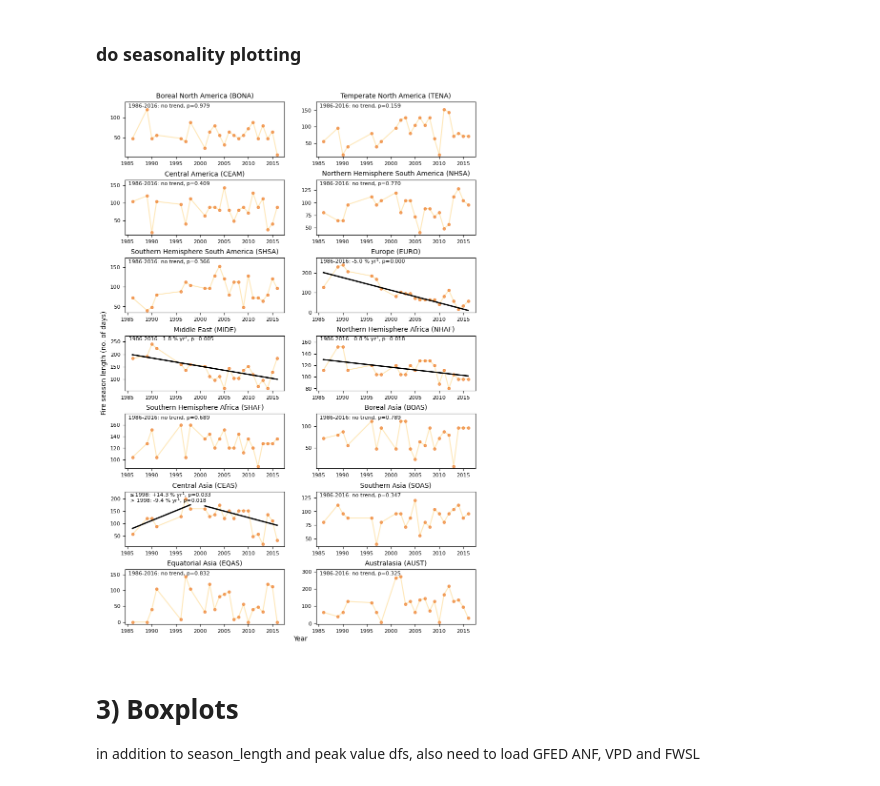
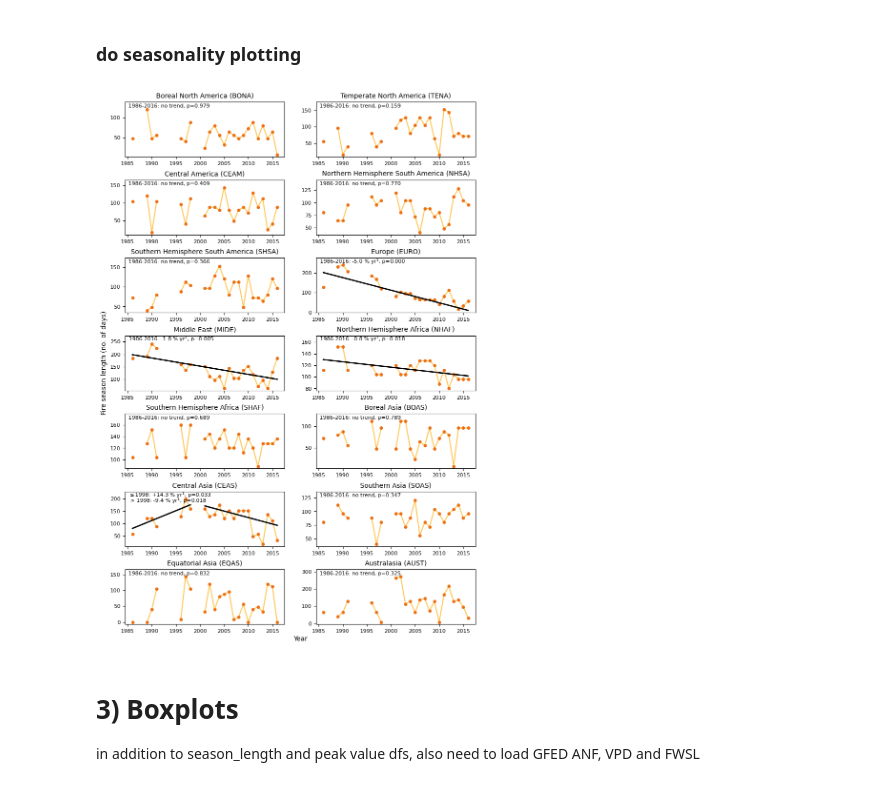
Before and after one commit to mdj4/avhrr-fire, a Jupyter notebook: src/05_data_analysis/04_seasonality_and_boxplots.ipynb, the cells around one changed output. Drawn from its saved outputs; the diff is of its cells as text; code cells hidden in the pictures.

```diff
--- a/src/05_data_analysis/04_seasonality_and_boxplots.ipynb
+++ b/src/05_data_analysis/04_seasonality_and_boxplots.ipynb
@@ -562,8 +587,34 @@ for i, (key, values) in enumerate(region_dict.items()):
                      round(tau_n,6), round(p_n,6), round(intercept_n,6),
                      round(slope_n,6), round(lower_n,6), round(upper_n,6)]
 
-    ax1.plot(x, y, marker='', ms=4, linestyle='-', color=av_color_list[0], alpha=0.4, zorder=1)
-    ax1.plot(x, y, marker='o', ms=4, linestyle='none', color=av_color_list[1], alpha=0.6, zorder=2) #3690c0
+    #ax1.plot(x, y, marker='', ms=4, linestyle='-', color=av_color_list[0], alpha=0.4, zorder=1)
+    #ax1.plot(x, y, marker='o', ms=4, linestyle='none', color=av_color_list[1], alpha=0.6, zorder=2) #3690c0
+
+    #AVHRR (oranges)
+    #ax1.plot(x2, y2, marker='', ms=4, linestyle='-', color=av_color_list[0], label=key, alpha=1, zorder=1)
+    ax1.plot(x, y, marker='o', ms=4, linestyle='none', color=av_color_list[1], alpha=1, zorder=2) #3690c0
+    # only add lines to continuous points.
+    #Trying to do this programmatically is difficult (even without d_av.dropna) in this case because in the avhrr
+    #timeseries index=0 is a non-nan value, but index=1 is a Nan. This apparently can make mpl fail silently.
+    #solution is a crude brute force approach because we know where the NaNs should be each time!
+    # 1989,90,91
+    x_ix = (x > 1988) & (x < 1992)
+    x2 = x[x_ix]
+    y2 = y[x_ix]
+    ax1.plot(x2, y2, marker='', ms=4,
+             linestyle='-', color=av_color_list[0], label=key, alpha=1, zorder=1)
+    # 1996,97,98
+    x_ix = (x > 1995) & (x < 1999)
+    x2 = x[x_ix]
+    y2 = y[x_ix]
+    ax1.plot(x2, y2, marker='', ms=4,
+             linestyle='-', color=av_color_list[0], label=key, alpha=1, zorder=1)
+    #lines after 2000
+    x_ix = x > 2000
+    x2 = x[x_ix]
+    y2 = y[x_ix]
+    ax1.plot(x2, y2, marker='', ms=4,
+             linestyle='-', color=av_color_list[0], label=key, alpha=1, zorder=1)
 
 
     # AVHRR ============
@@ -599,34 +650,34 @@ for i, (key, values) in enumerate(region_dict.items()):
             ax1.plot(x, x * slope + intercept, color='k', linewidth=2, linestyle='-', zorder=3)
             label=r'1986-2016: {:+.1f} % yr$^1$, p={:.3f}'.format(slope_n * 100, p_n)
             plt.text(0.02, 0.9, label, color='k', fontsize=8, transform = ax1.transAxes)
         else:
             # ax1.plot(x, x * slope + intercept, color_list[0], linewidth=1, linestyle='-')
             label=r'1986-2016: no trend, p={:.3f}'.format(p_n)
             plt.text(0.02, 0.9, label, color='k', fontsize=8, transform = ax1.transAxes)
 
     ax1.set_title(d.gfed_full_name.values[0], fontsize=10)
 
     # expand upper y limits for text
     ax1.set_ylim(ax1.get_ylim()[0], ax1.get_ylim()[1] * 1.1)
     ax1.yaxis.set_major_formatter(mpl.ticker.FormatStrFormatter('%.0f'))
     ax1.tick_params(axis='both', which='major', labelsize=8)
     ax1.tick_params(axis='both', which='minor', labelsize=8)
 
 # broad axis labels on dummy ax
 fig.add_subplot(111, frameon=False)
 ax1 = plt.gca()
 ax1.set_xlabel("Year", color='k', fontsize=10, labelpad=-0)
 ax1.set_ylabel("Fire season length (no. of days)", fontsize=10)
 plt.box(False)
 ax1.tick_params(labelcolor='none', top=False, bottom=False, left=False, right=False)
 fig.tight_layout()
 
 fig.savefig(str(dir_out_figures / 's6_timeseries_season_length.png'), dpi=1000)
 fig.savefig(str(dir_out_figures / 's6_timeseries_season_length.pdf'))
 # #statstable
 statstable.to_csv(str(dir_out_figures / 's6_timeseries_season_length.csv'),index=False)
 # %% [output]
-[figure, old version]
+[figure, new version]
 # %% [markdown]
 # 3) Boxplots
 
```
Also changed, not shown: parts of 1 cell of this notebook, 2 other files.
